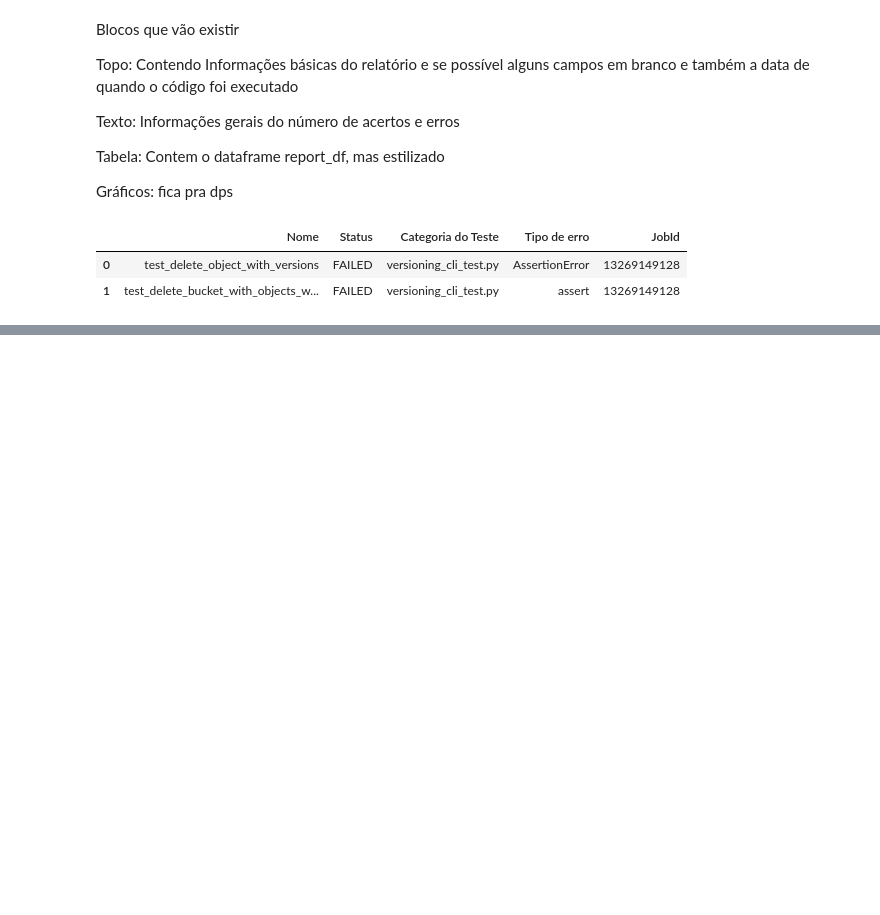
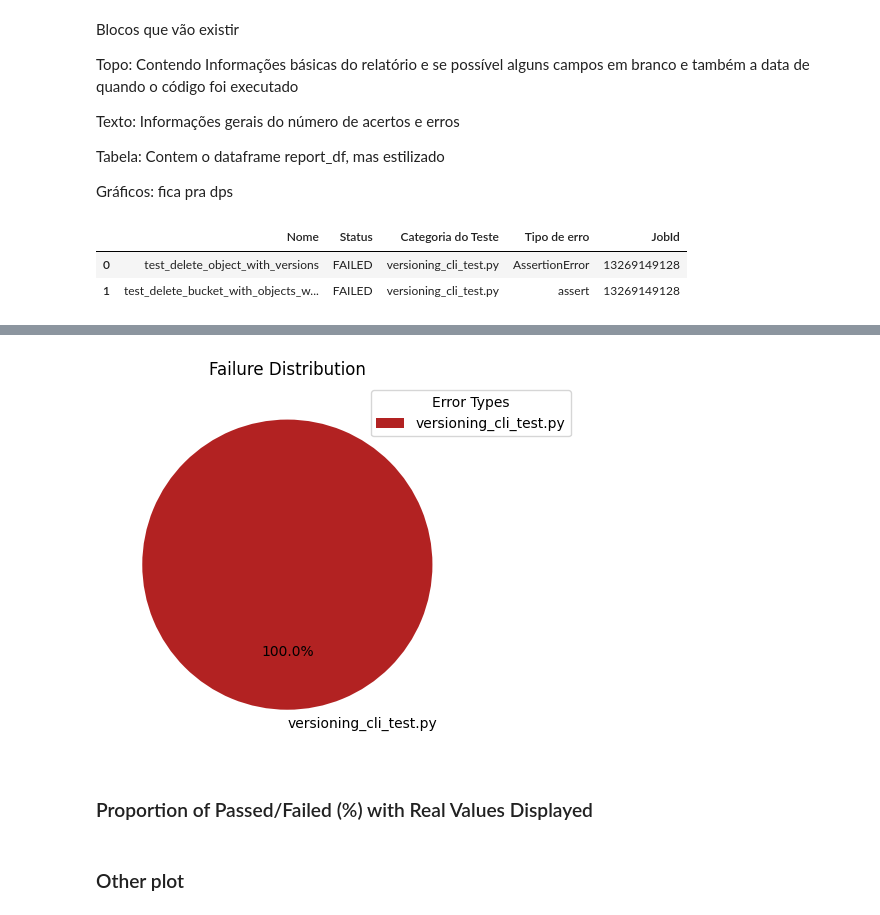
Before and after one commit to 2xlhe/gh-Actions-Reader, a Jupyter notebook: report.ipynb, the cells around one changed output, grey strips where cells are left out. Cells and saved outputs as stored; diff of their text form; code cells hidden in the pictures; blank space fills up the shorter version.

Commit message:
added piechart and barplot both of error metrics

```diff
--- a/report.ipynb
+++ b/report.ipynb
@@ -363,0 +370,4 @@ create_pdf(df, errors_df)
+# %%
+error_distribution_df = all_tests_df[['category', 'status']]
+error_passed_info = error_distribution_df.groupby(['status','category']).value_counts()
+error_distribution_df
@@ -363,0 +440,19 @@ create_pdf(df, errors_df)
+# %%
+#Failures by Category
+
+plt.figure(figsize=(5, 5))
+plt.pie(
+    error_passed_info['FAILED'].values,
+    labels=error_passed_info['FAILED'].index.to_list(),
+    autopct='%1.1f%%',
+    startangle=90,
+    colors=['firebrick', 'lightgreen', 'lightskyblue'],
+)
+plt.legend(title="Error Types", loc="upper right", bbox_to_anchor=(1.3, 1))
+plt.title('Failure Distribution')
+plt.tight_layout()
+plt.show()
+# %% [output]
+[figure, added]
+# %% [markdown]
+### Proportion of Passed/Failed (%) with Real Values Displayed
@@ -363,0 +498,2 @@ create_pdf(df, errors_df)
+# %% [markdown]
+### Other plot
```
Also changed, not shown: parts of 8 cells of this notebook.
